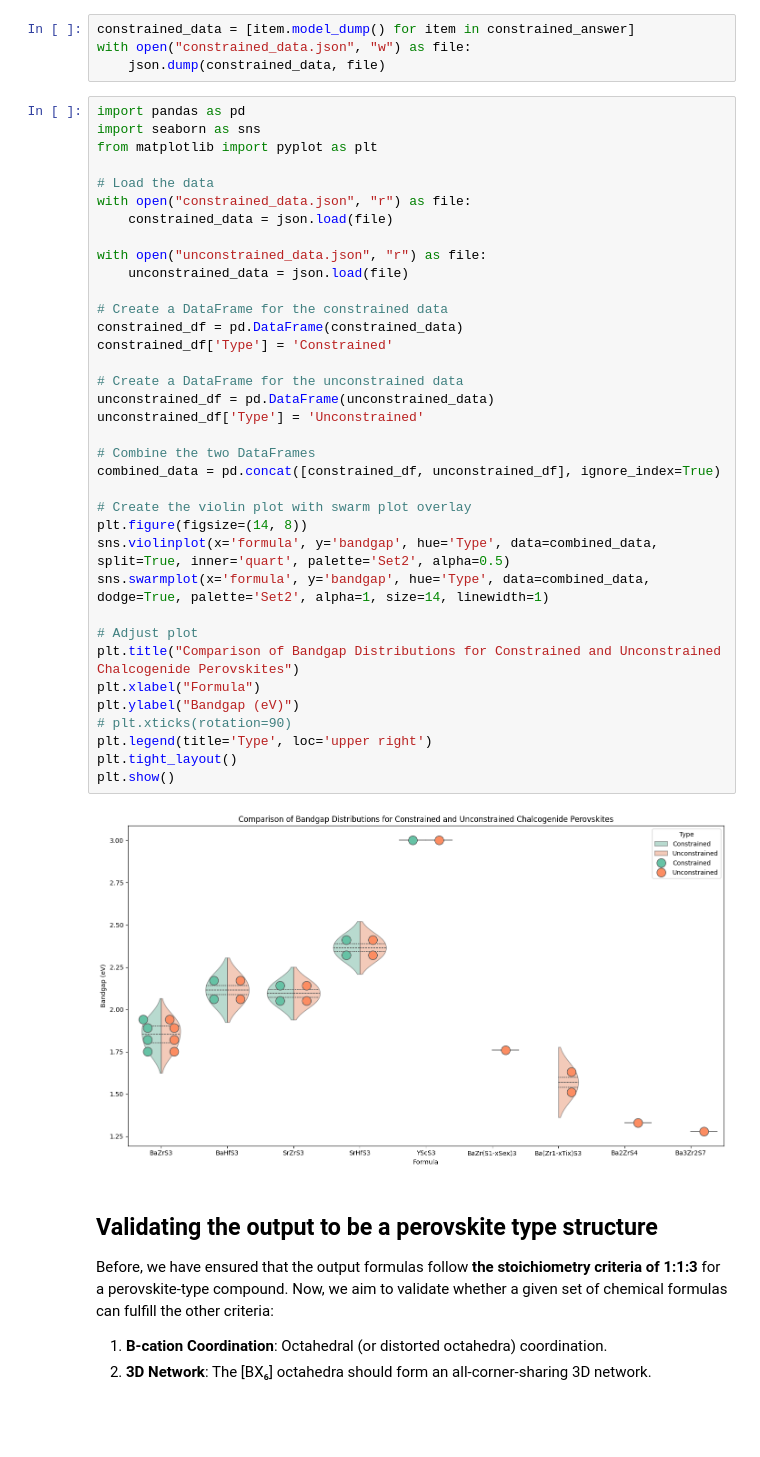
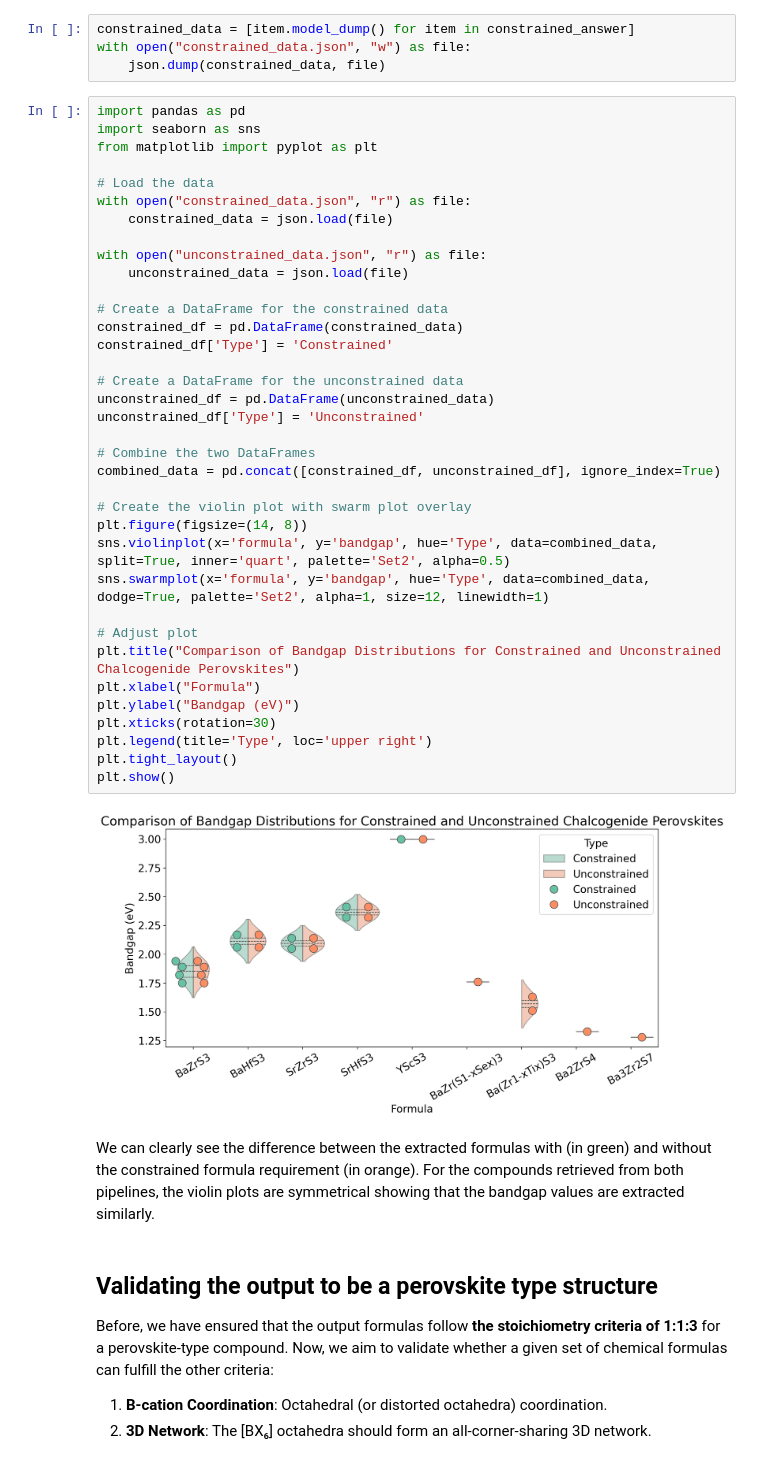
Before and after one commit to lamalab-org/matextract-book, a Jupyter notebook: content/perovskite/constrained_formulas.ipynb, the cells around one changed output. Drawn from its saved outputs; the diff is of its cells as text; blank space fills up the shorter version.

```diff
--- a/content/perovskite/constrained_formulas.ipynb
+++ b/content/perovskite/constrained_formulas.ipynb
@@ -283,36 +283,38 @@ from matplotlib import pyplot as plt
 # Load the data
 with open("constrained_data.json", "r") as file:
     constrained_data = json.load(file)
 
 with open("unconstrained_data.json", "r") as file:
     unconstrained_data = json.load(file)
 
 # Create a DataFrame for the constrained data
 constrained_df = pd.DataFrame(constrained_data)
 constrained_df['Type'] = 'Constrained'
 
 # Create a DataFrame for the unconstrained data
 unconstrained_df = pd.DataFrame(unconstrained_data)
 unconstrained_df['Type'] = 'Unconstrained'
 
 # Combine the two DataFrames
 combined_data = pd.concat([constrained_df, unconstrained_df], ignore_index=True)
 
 # Create the violin plot with swarm plot overlay
 plt.figure(figsize=(14, 8))
 sns.violinplot(x='formula', y='bandgap', hue='Type', data=combined_data, split=True, inner='quart', palette='Set2', alpha=0.5)
-sns.swarmplot(x='formula', y='bandgap', hue='Type', data=combined_data, dodge=True, palette='Set2', alpha=1, size=14, linewidth=1)
+sns.swarmplot(x='formula', y='bandgap', hue='Type', data=combined_data, dodge=True, palette='Set2', alpha=1, size=12, linewidth=1)
 
 # Adjust plot
 plt.title("Comparison of Bandgap Distributions for Constrained and Unconstrained Chalcogenide Perovskites")
 plt.xlabel("Formula")
 plt.ylabel("Bandgap (eV)")
-# plt.xticks(rotation=90)
+plt.xticks(rotation=30)
 plt.legend(title='Type', loc='upper right')
 plt.tight_layout()
 plt.show()
 # %% [output]
-[figure, old version]
+[figure, new version]
+# %% [markdown]
+We can clearly see the difference between the extracted formulas with (in green) and without the constrained formula requirement (in orange). For the compounds retrieved from both pipelines, the violin plots are symmetrical showing that the bandgap values are extracted similarly.
 # %% [markdown]
 ## Validating the output to be a perovskite type structure
 
```
Also changed, not shown: parts of 2 cells of this notebook.
